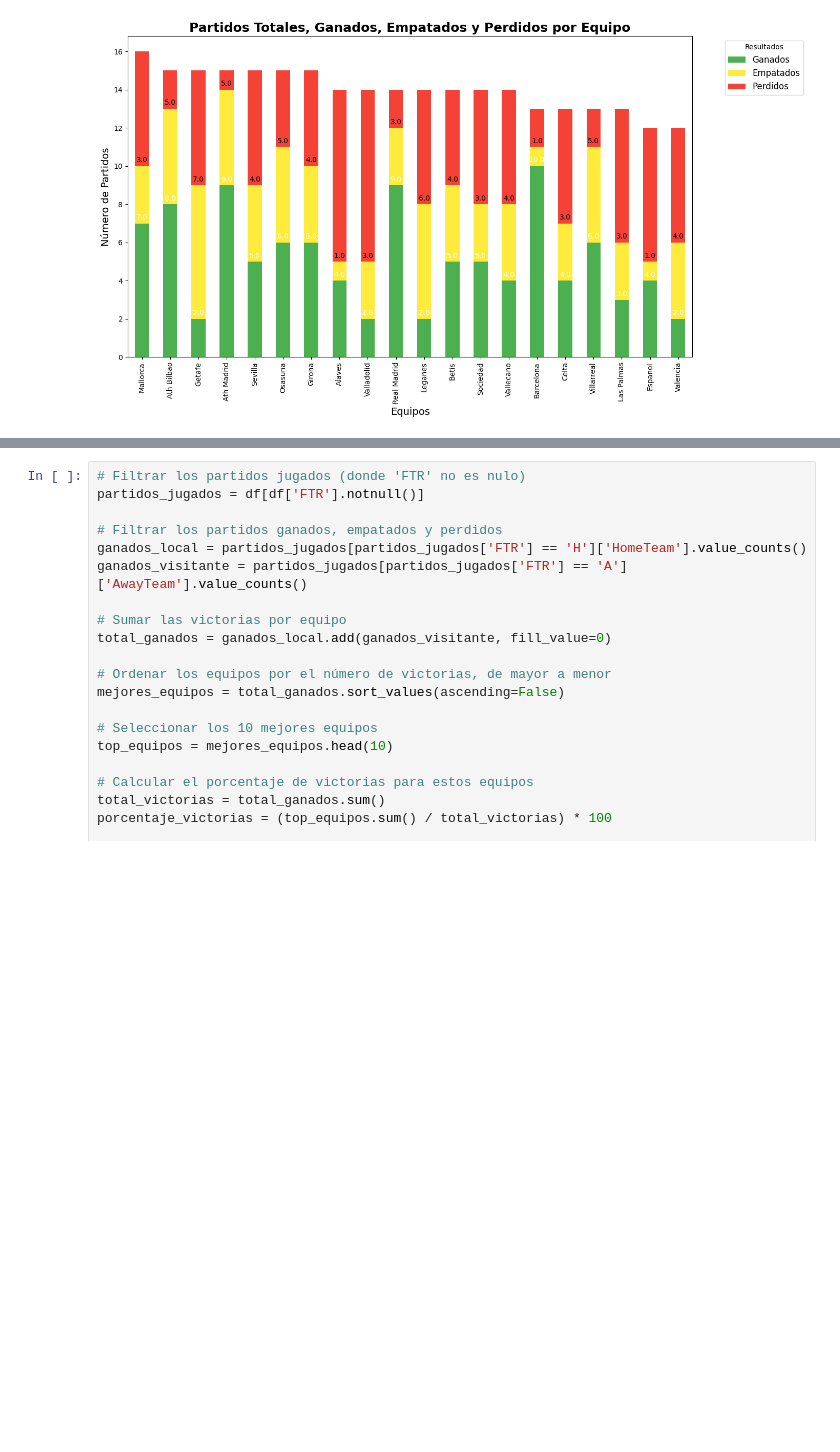
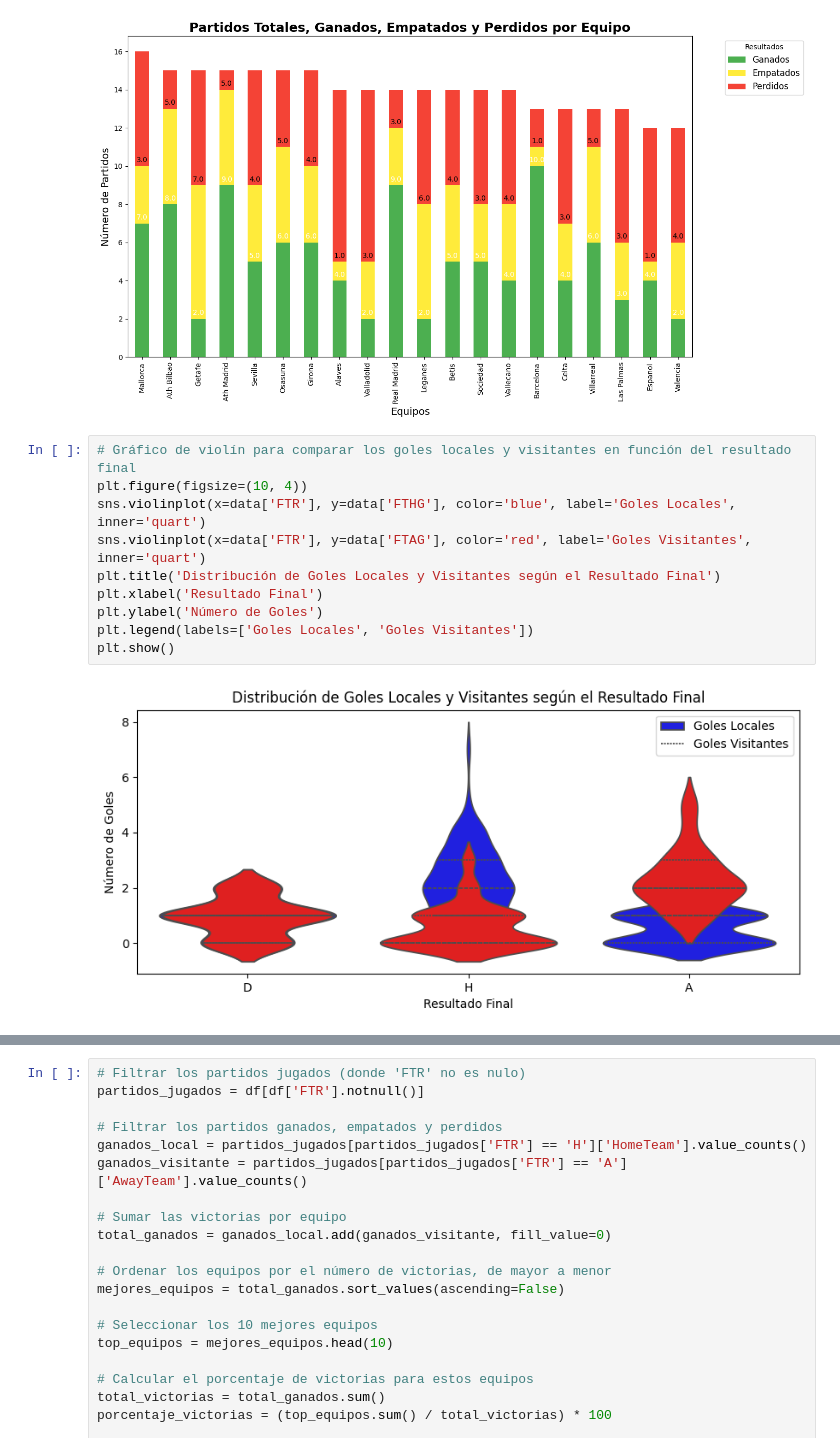
Before and after one commit to Angie-are/EDA_PRONOSTICOS, a Jupyter notebook: SRC/notebooks/EDA_Entrega.ipynb, the cells around one changed output, grey strips where cells are left out. Saved outputs shown, nothing was run; the diff lists cells and outputs as text; blank space fills up the shorter version.

```diff
--- a/SRC/notebooks/EDA_Entrega.ipynb
+++ b/SRC/notebooks/EDA_Entrega.ipynb
@@ -737,3 +773,15 @@ plt.show()
 # %% [output]
 <Figure size 1000x500 with 0 Axes>
 [figure]
+# %%
+# Gráfico de violín para comparar los goles locales y visitantes en función del resultado final
+plt.figure(figsize=(10, 4))
+sns.violinplot(x=data['FTR'], y=data['FTHG'], color='blue', label='Goles Locales', inner='quart')
+sns.violinplot(x=data['FTR'], y=data['FTAG'], color='red', label='Goles Visitantes', inner='quart')
+plt.title('Distribución de Goles Locales y Visitantes según el Resultado Final')
+plt.xlabel('Resultado Final')
+plt.ylabel('Número de Goles')
+plt.legend(labels=['Goles Locales', 'Goles Visitantes'])
+plt.show()
+# %% [output]
+[figure, added]
```
Also changed, not shown: parts of 5 cells of this notebook, 6 other files.
